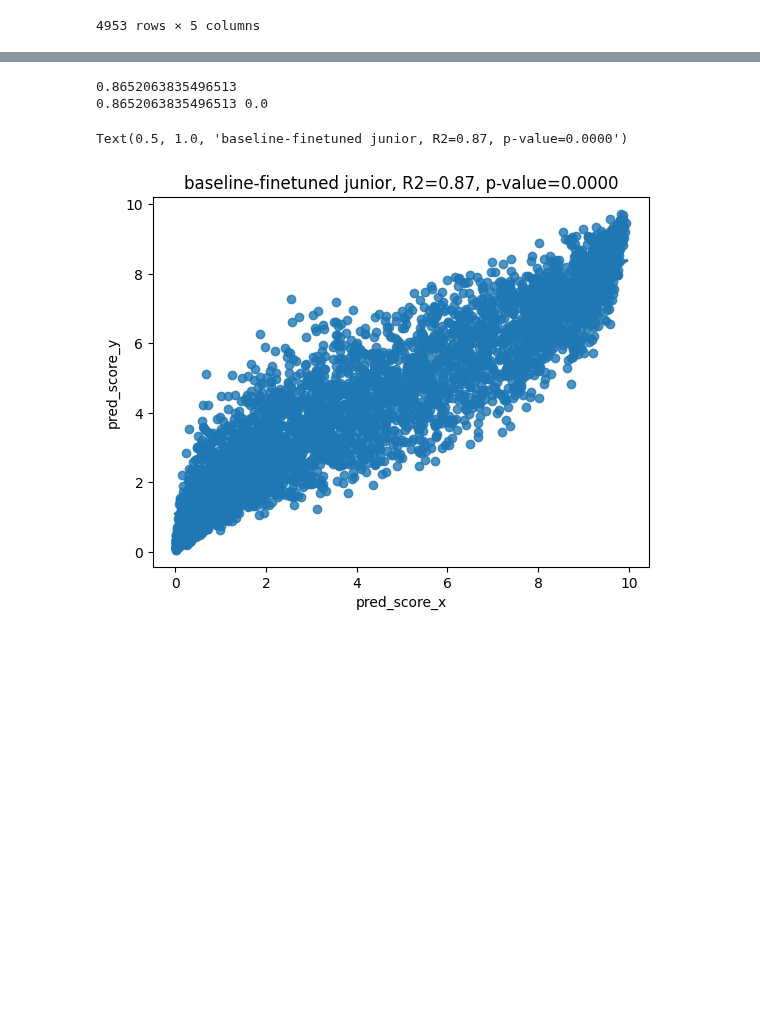
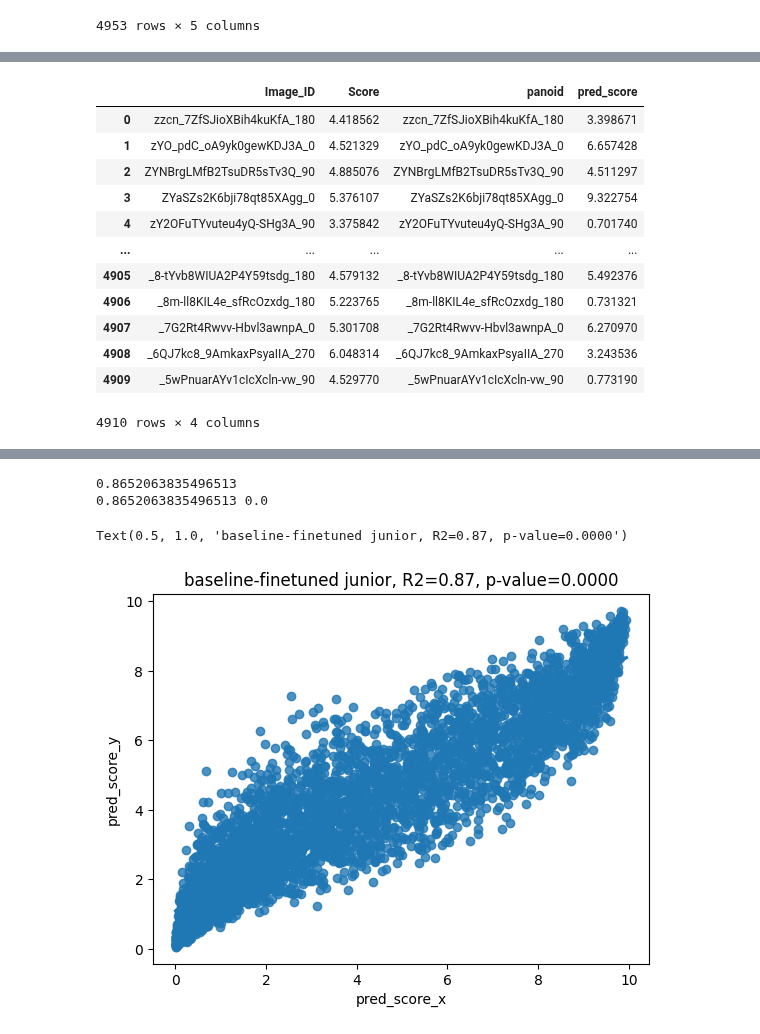
Before and after one commit to CeHouGIS/Safety_Perception_HK, a Jupyter notebook: POI.ipynb, the cells around one changed output, grey strips where cells are left out. Drawn from its saved outputs; the diff is of its cells as text; code cells hidden in the pictures; blank space fills up the shorter version.

```diff
--- a/POI.ipynb
+++ b/POI.ipynb
@@ -122,0 +150,16 @@ img_hash
+# %%
+a_merge
+# %% [output]
+|  | Image_ID | Score | panoid | pred_score |
+| 0 | zzcn_7ZfSJioXBih4kuKfA_180 | 4.418562 | zzcn_7ZfSJioXBih4kuKfA_180 | 3.398671 |
+| 1 | zYO_pdC_oA9yk0gewKDJ3A_0 | 4.521329 | zYO_pdC_oA9yk0gewKDJ3A_0 | 6.657428 |
+| 2 | ZYNBrgLMfB2TsuDR5sTv3Q_90 | 4.885076 | ZYNBrgLMfB2TsuDR5sTv3Q_90 | 4.511297 |
+| 3 | ZYaSZs2K6bji78qt85XAgg_0 | 5.376107 | ZYaSZs2K6bji78qt85XAgg_0 | 9.322754 |
+| 4 | zY2OFuTYvuteu4yQ-SHg3A_90 | 3.375842 | zY2OFuTYvuteu4yQ-SHg3A_90 | 0.701740 |
+| ... | ... | ... | ... | ... |
+| 4905 | _8-tYvb8WIUA2P4Y59tsdg_180 | 4.579132 | _8-tYvb8WIUA2P4Y59tsdg_180 | 5.492376 |
+| 4906 | _8m-ll8KIL4e_sfRcOzxdg_180 | 5.223765 | _8m-ll8KIL4e_sfRcOzxdg_180 | 0.731321 |
+| 4907 | _7G2Rt4Rwvv-Hbvl3awnpA_0 | 5.301708 | _7G2Rt4Rwvv-Hbvl3awnpA_0 | 6.270970 |
+| 4908 | _6QJ7kc8_9AmkaxPsyaIIA_270 | 6.048314 | _6QJ7kc8_9AmkaxPsyaIIA_270 | 3.243536 |
+| 4909 | _5wPnuarAYv1cIcXcln-vw_90 | 4.529770 | _5wPnuarAYv1cIcXcln-vw_90 | 0.773190 |
+4910 rows × 4 columns
```
Also changed, not shown: parts of 5 cells of this notebook, 2 other files.
